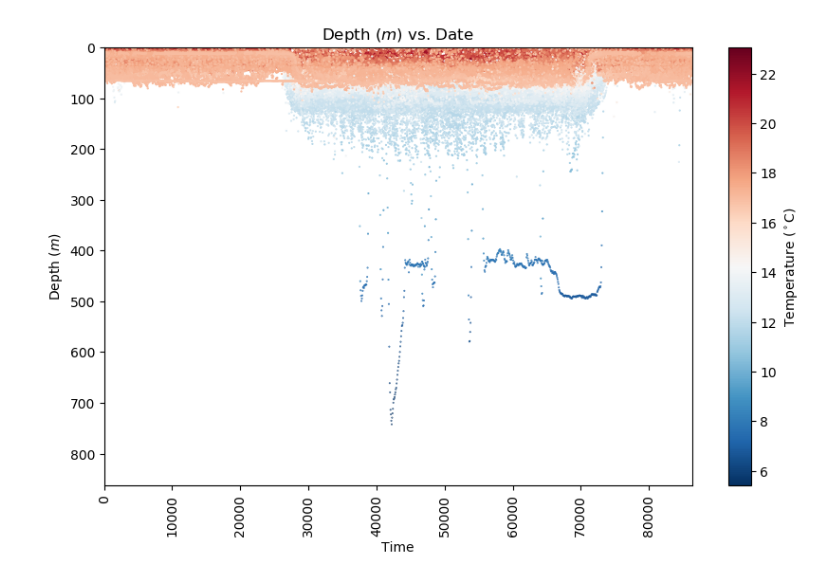
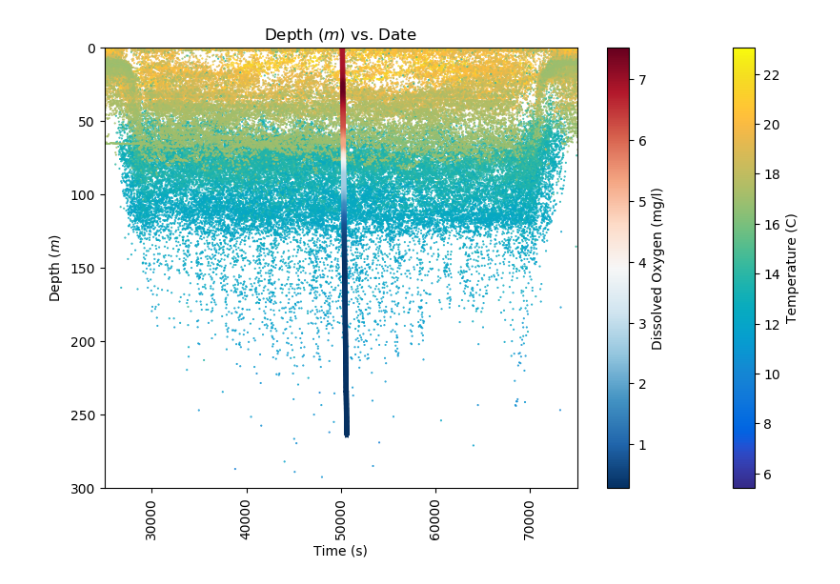
Before and after one commit to BryceWayne/PIER, a Jupyter notebook: PIER EDA.ipynb, the cells around one changed output. Cells and saved outputs as stored; diff of their text form; code cells hidden in the pictures.

```diff
--- a/PIER EDA.ipynb
+++ b/PIER EDA.ipynb
@@ -33,45 +55,39 @@ data.head()
-# %%
-fig, ax1 = plt.subplots()
-fig.set_size_inches(10, 6)
-
-#labels
-ax1.set_xlabel('Time')
-ax1.set_ylabel('Depth ($m$)')
-ax1.set_title('Depth ($m$) vs. Date')
-
-#c sequence
-c = data['T']
-
-# #plot
-plt.scatter( data['Time'], data['D'] , c=c,
-            cmap = 'RdBu_r', s = 0.1*data['T'], marker='.')
-# plt.scatter( data['Time'], data['D'] , c=c,
-#             cmap = 'hsv', s = 0.8*np.ones_like(data['T']), marker='.')
-# s = np.ones_like(data['Time'])
-# plt.scatter(data['Time'], data['D'] , c=c, cmap = 'jet', s=0.8*data['T'], marker='.')
-
-cbar = plt.colorbar()
-plt.xticks(rotation=90)
-plt.xlim(data['Time'].min(), data['Time'].max())
-plt.ylim(1.1618*data['D'].min(), 1.1618*data['D'].max())
-
-plt.gca().invert_yaxis()
-
-# labels=['Midnight', '3A', '6A', '9A', 'Noon', '3P', '6P', '9P']
-# ticks = ['' for _ in range(len(data['Time'].unique()))]
-
-# i, j = 0, 0
-# for _ in ticks:
-#     if i%(int(1440/8)) == 0:
-#         ticks[j] = labels[j]
-#         j += 1
-#     i += 1
-
-# # ax1.xaxis.set_ticklabels(labels)
-# ax1.xaxis.set_ticklabels(ticks)
-cbar.set_label('Temperature ($^\circ$C)')
-# %% [output]
-[figure, removed]
+# %%
+plt.figure(1, figsize=(10,6))
+#labels
+plt.xlabel('Time (s)')
+plt.ylabel('Depth ($m$)')
+plt.title('Depth ($m$) vs. Date')
+
+#c sequence
+c1 = data['DO']
+c2 = data2['T']
+
+# #plot
+plt.scatter( data2['Time'], data2['D'] , c=c2,
+            cmap = parula_map, s = np.ones_like(c2), marker='.')
+cbar2 = plt.colorbar()
+cbar2.set_label("Temperature (C)")
+plt.scatter( data['Time'], data['D'] , c=c1,
+            cmap = 'RdBu_r', s = 10*np.ones_like(c1), marker='*')
+cbar1 = plt.colorbar()
+cbar1.set_label("Dissolved Oxygen (mg/l)")
+plt.xticks(rotation=90)
+plt.xlim(25000, 75000)
+# plt.ylim(1.1618*data2['D'].min(), 1.1618*data2['D'].max())
+plt.ylim(0,300)
+
+# labels = ['Midnight', '3A', '6A', '9A', 'Noon', '3P', '6P', '9P']
+# ticks = list(range(int(data['Time'].max())))
+# LABELS = ticks
+# LABELS[0] = labels[0]
+# LABELS[-1] = labels[-1]
+# plt.xticks(ticks, LABELS)
+
+plt.gca().invert_yaxis()
+plt.savefig(dpi=300,'DOplot.png')
+# %% [output]
+[figure, added]
 # %%
 from matplotlib.colors import LinearSegmentedColormap
 
```
Also changed, not shown: parts of 3 cells of this notebook.
